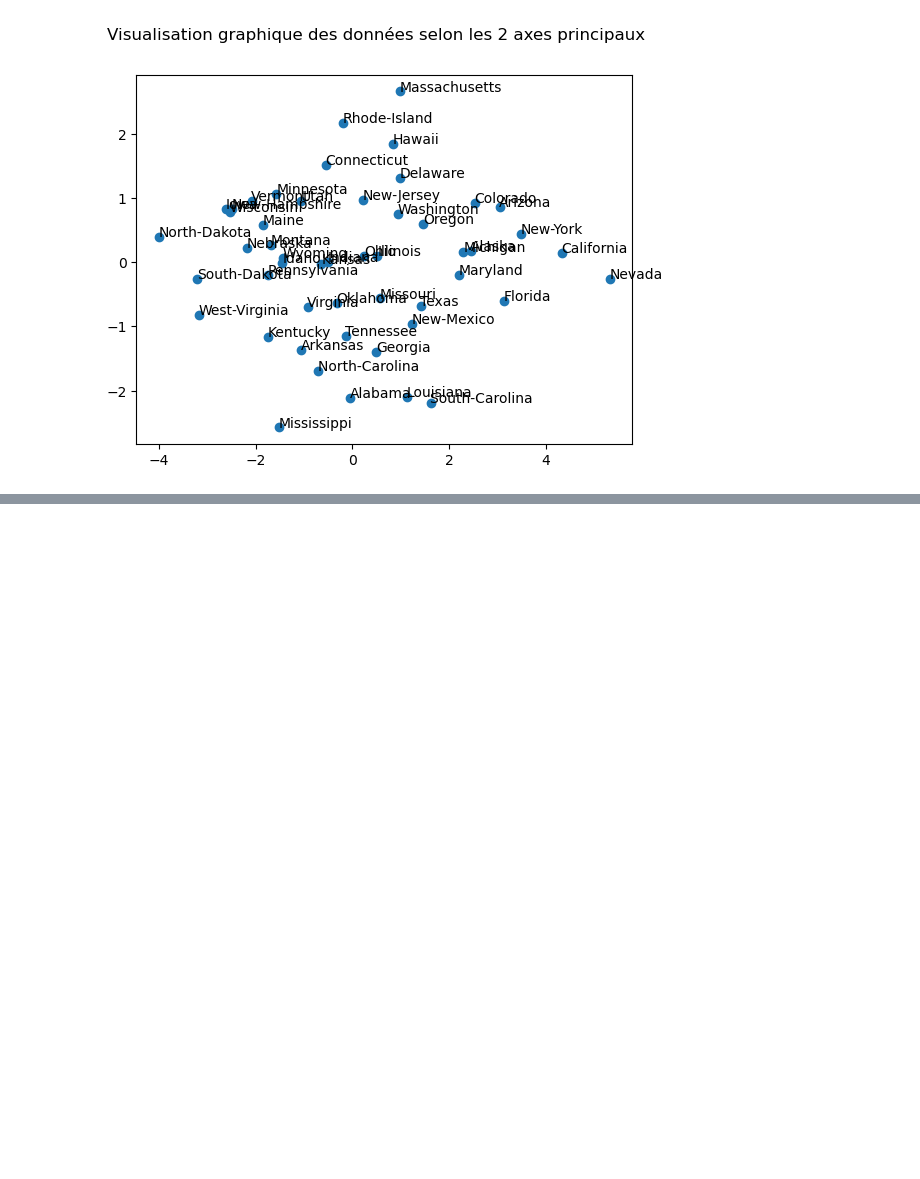
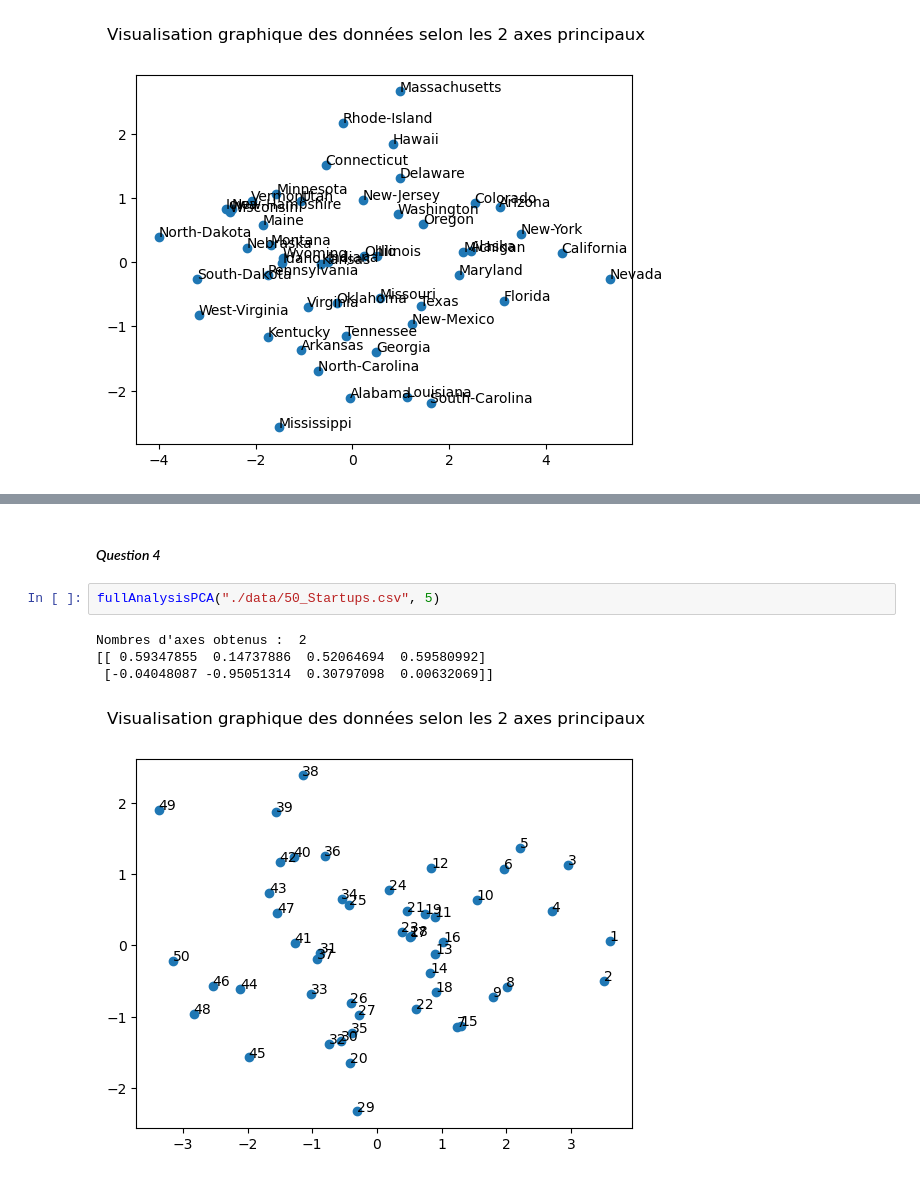
Before and after one commit to Hassen-GHAZEL/ADM_TP, a Jupyter notebook: TP2/TP_ACP_A_rendre_GHAZEL_Hassen__HALVICK_Thomas.ipynb, the cells around one changed output, grey strips where cells are left out. Cells and saved outputs as stored; diff of their text form; blank space fills up the shorter version.

Commit message:
Question 4

```diff
--- a/TP2/TP_ACP_A_rendre_GHAZEL_Hassen__HALVICK_Thomas.ipynb
+++ b/TP2/TP_ACP_A_rendre_GHAZEL_Hassen__HALVICK_Thomas.ipynb
@@ -173,3 +185,12 @@ Ainsi on peut dire que :
  - Mississippi est la ville la plus dangereuse avec le plus de crimes violents
  - Nevada est la ville ou il y a le plus de delit (de tout type)
  - Massachusetts est la ville ou il y a le plus de delit sans violence
+# %% [markdown]
+#### *Question 4*
+# %%
+fullAnalysisPCA("./data/50_Startups.csv", 5)
+# %% [output]
+Nombres d'axes obtenus :  2
+[[ 0.59347855  0.14737886  0.52064694  0.59580992]
+ [-0.04048087 -0.95051314  0.30797098  0.00632069]]
+[figure, added]
```
Also changed, not shown: parts of 2 cells of this notebook, 1 other file.
